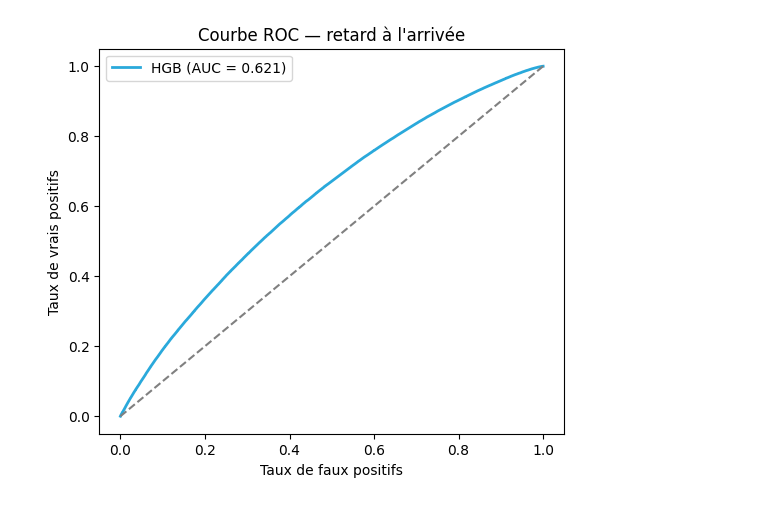
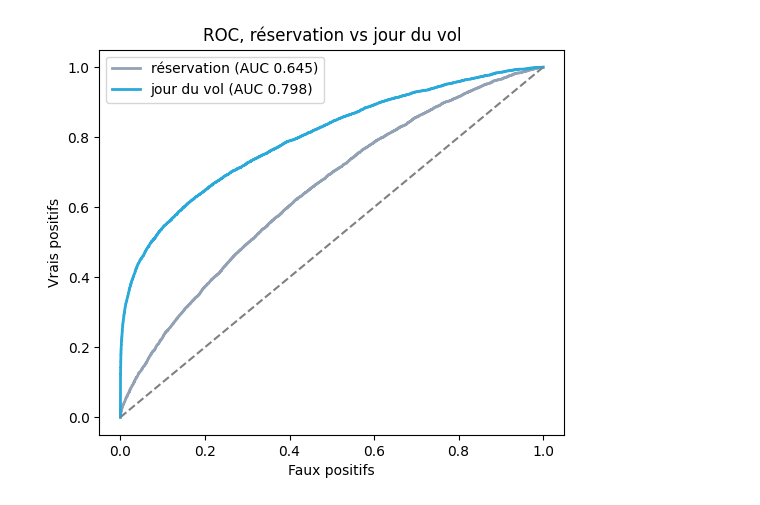
Before and after one commit to ayng1004/skydelay, a Jupyter notebook: notebooks/03_modelisation.ipynb, the cells around one changed output. Drawn from its saved outputs; the diff is of its cells as text; code cells hidden in the pictures.

```diff
--- a/notebooks/03_modelisation.ipynb
+++ b/notebooks/03_modelisation.ipynb
@@ -53,0 +46,17 @@ Test : 1,156,765 vols | taux de retard réel : 0.179
+# %%
+model = joblib.load("../models/model.joblib")
+feat = meta["features"]
+def load_test(cols_extra=""):
+    df = db.execute(f'''SELECT f.airline,f.origin,f.dest,f.month,f.day_of_week,f.dep_hour,f.distance,f.crs_elapsed,
+        f.prev_arr_delay,f.dep_congestion,f.turnaround,f.airport_state,
+        w.prcp,w.snow,w.wspd,w.tavg,f.arr_del15,f.arr_delay {cols_extra}
+        FROM flights f LEFT JOIN weather w ON f.origin=w.iata AND f.flight_date=w.date
+        WHERE f.flight_date>='2024-11-01' AND f.cancelled=0 AND f.diverted=0
+          AND f.arr_del15 IS NOT NULL AND f.crs_elapsed IS NOT NULL USING SAMPLE 250000 ROWS''').df()
+    df["route"]=df.origin+"_"+df.dest; df["orig_hour"]=df.origin+"_"+df.dep_hour.astype(str)
+    for c in ["prcp","snow"]: df[c]=df[c].fillna(0)
+    for c in ["wspd","tavg"]: df[c]=df[c].fillna(df[c].median())
+    return df
+test = load_test()
+proba_resa = model.predict_proba(test[feat])[:,1]
+print("réservation, proba moyenne prédite : %.3f  vs  retard réel : %.3f" % (proba_resa.mean(), test.arr_del15.mean()))
@@ -54,9 +102,13 @@ Test : 1,156,765 vols | taux de retard réel : 0.179
 # %%
-fpr, tpr, _ = roc_curve(y, proba)
+do = joblib.load("../models/model_dayof.joblib")
+dfeat = meta["dayof_features"]
+proba_jour = do.predict_proba(test[dfeat])[:,1]
+fpr_r,tpr_r,_ = roc_curve(test.arr_del15, proba_resa)
+fpr_j,tpr_j,_ = roc_curve(test.arr_del15, proba_jour)
 plt.figure(figsize=(6,5))
-plt.plot(fpr, tpr, color="#2aa9db", lw=2, label=f"HGB (AUC = {auc(fpr,tpr):.3f})")
-plt.plot([0,1],[0,1], "--", color="gray")
-plt.xlabel("Taux de faux positifs"); plt.ylabel("Taux de vrais positifs"); plt.title("Courbe ROC , retard à l'arrivée")
-plt.legend(); plt.show()
+plt.plot(fpr_r,tpr_r,color="#93a1b5",lw=2,label=f"réservation (AUC {auc(fpr_r,tpr_r):.3f})")
+plt.plot(fpr_j,tpr_j,color="#2aa9db",lw=2,label=f"jour du vol (AUC {auc(fpr_j,tpr_j):.3f})")
+plt.plot([0,1],[0,1],"--",color="gray")
+plt.xlabel("Faux positifs"); plt.ylabel("Vrais positifs"); plt.title("ROC, réservation vs jour du vol"); plt.legend(); plt.show()
 # %% [output]
-[figure, old version]
+[figure, new version]
```
Also changed, not shown: parts of 28 cells of this notebook, 2 other files.
